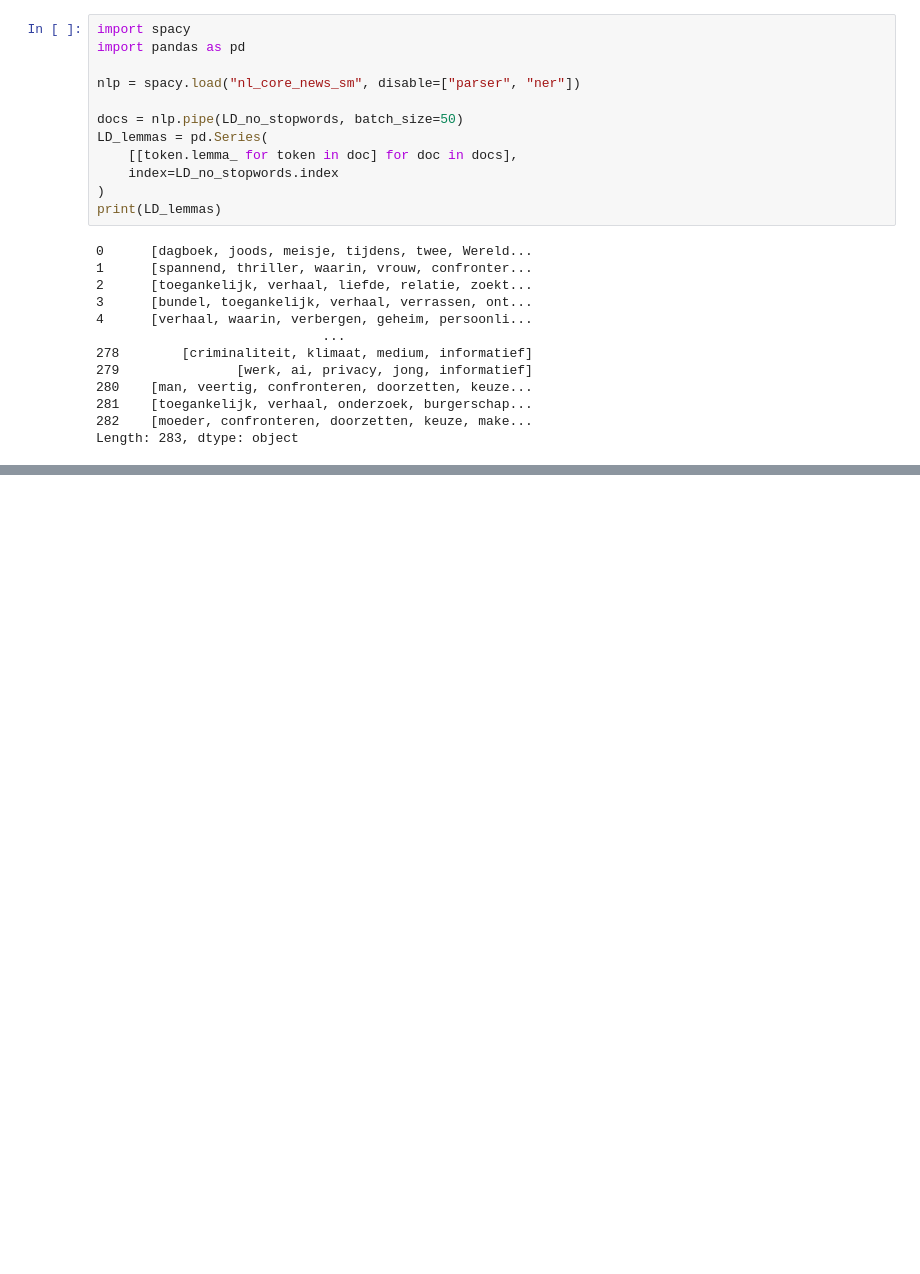
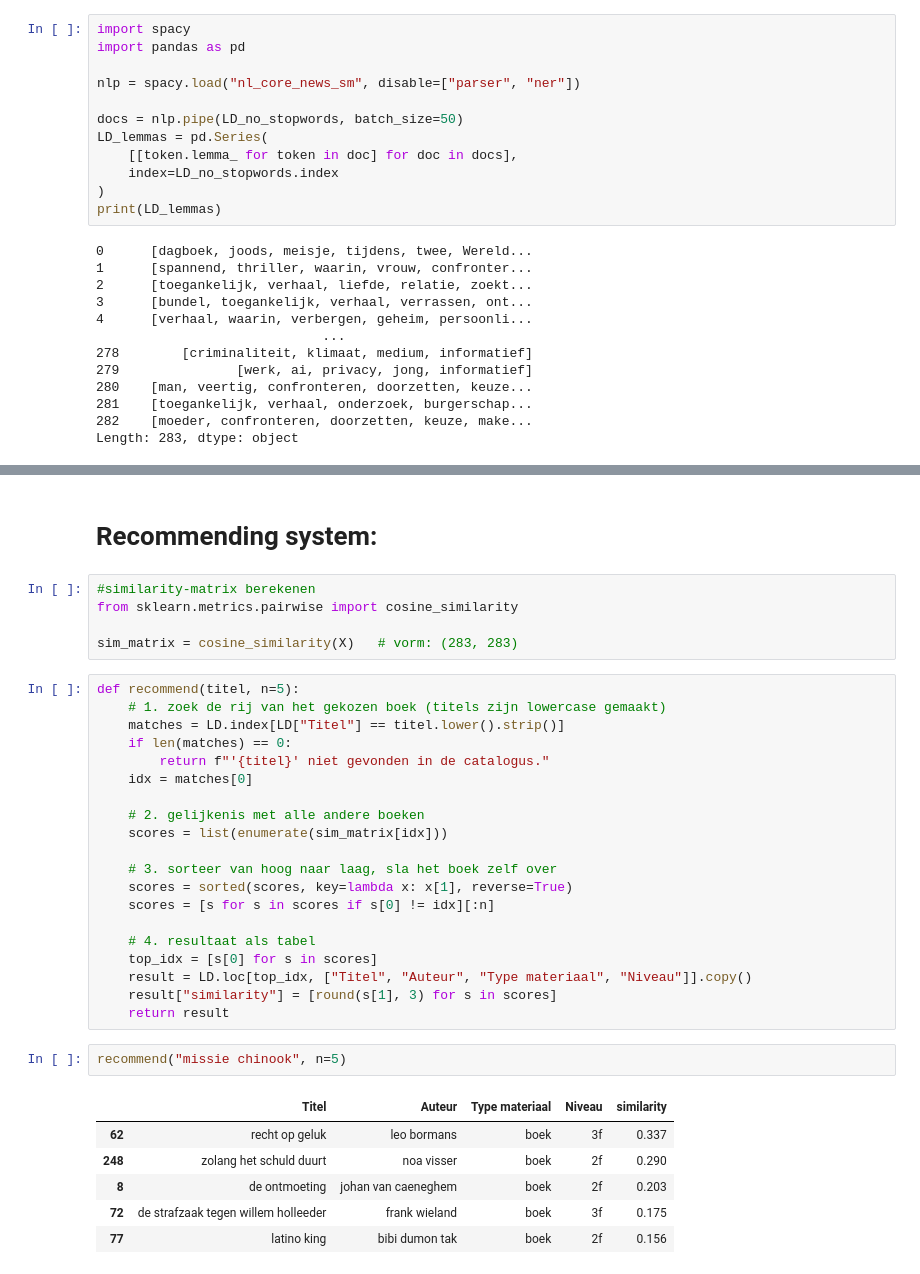
Before and after one commit to hamid1103/BookRecommendProject, a Jupyter notebook: Leesmaterial_J.ipynb, the cells around one changed output, grey strips where cells are left out. Saved outputs shown, nothing was run; the diff lists cells and outputs as text; blank space fills up the shorter version.

Commit message:
recomending system

```diff
--- a/Leesmaterial_J.ipynb
+++ b/Leesmaterial_J.ipynb
@@ -697,0 +782,36 @@ humor             21
+# %% [markdown]
+# Recommending system:
+# %%
+#similarity-matrix berekenen
+from sklearn.metrics.pairwise import cosine_similarity
+
+sim_matrix = cosine_similarity(X)   # vorm: (283, 283)
+# %%
+def recommend(titel, n=5):
+    # 1. zoek de rij van het gekozen boek (titels zijn lowercase gemaakt)
+    matches = LD.index[LD["Titel"] == titel.lower().strip()]
+    if len(matches) == 0:
+        return f"'{titel}' niet gevonden in de catalogus."
+    idx = matches[0]
+
+    # 2. gelijkenis met alle andere boeken
+    scores = list(enumerate(sim_matrix[idx]))
+
+    # 3. sorteer van hoog naar laag, sla het boek zelf over
+    scores = sorted(scores, key=lambda x: x[1], reverse=True)
+    scores = [s for s in scores if s[0] != idx][:n]
+
+    # 4. resultaat als tabel
+    top_idx = [s[0] for s in scores]
+    result = LD.loc[top_idx, ["Titel", "Auteur", "Type materiaal", "Niveau"]].copy()
+    result["similarity"] = [round(s[1], 3) for s in scores]
+    return result
+# %%
+recommend("missie chinook", n=5)
+# %% [output]
+|  | Titel | Auteur | Type materiaal | Niveau | similarity |
+| 62 | recht op geluk | leo bormans | boek | 3f | 0.337 |
+| 248 | zolang het schuld duurt | noa visser | boek | 2f | 0.290 |
+| 8 | de ontmoeting | johan van caeneghem | boek | 2f | 0.203 |
+| 72 | de strafzaak tegen willem holleeder | frank wieland | boek | 3f | 0.175 |
+| 77 | latino king | bibi dumon tak | boek | 2f | 0.156 |
```
Also changed, not shown: parts of 6 cells of this notebook.
